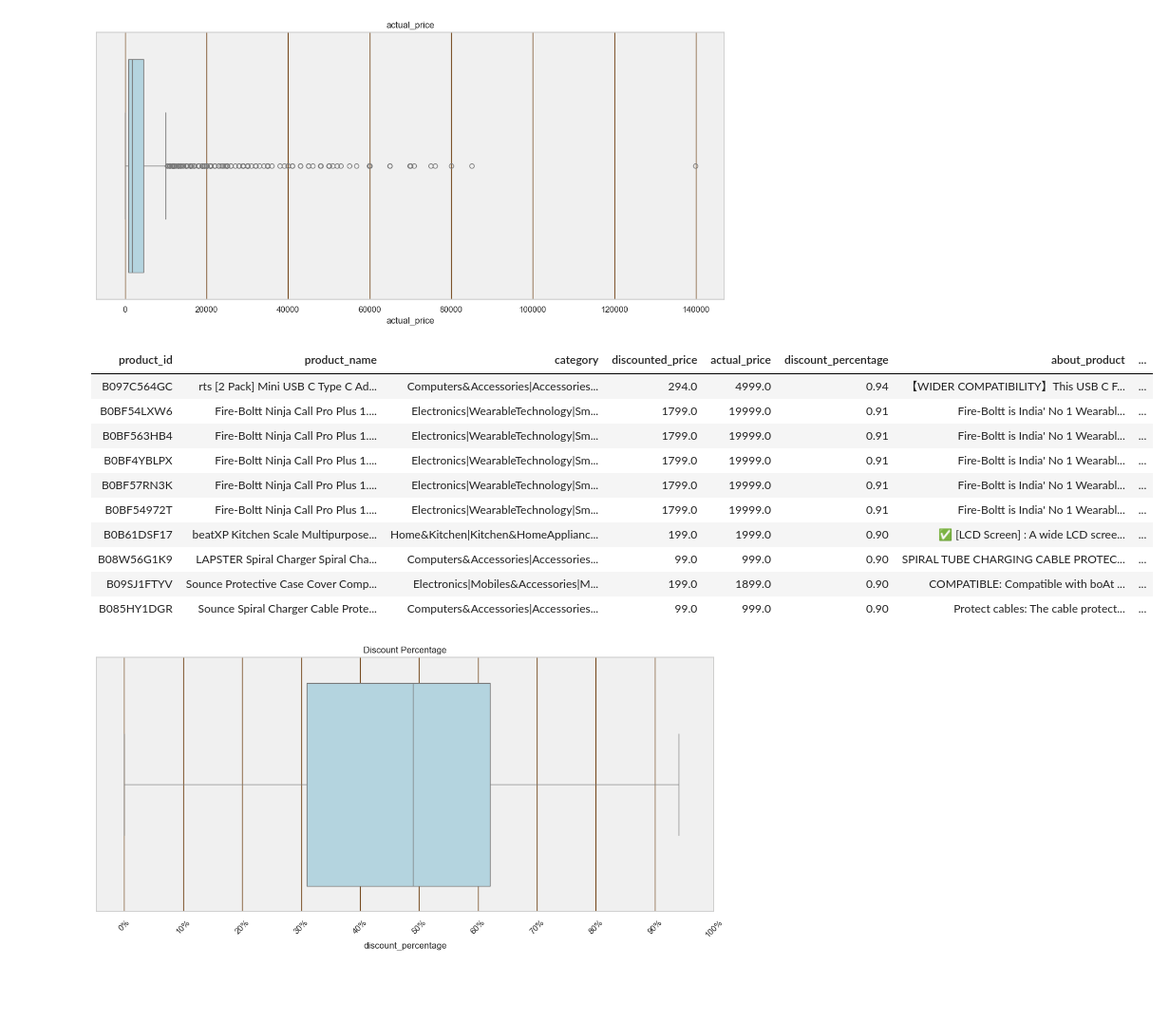
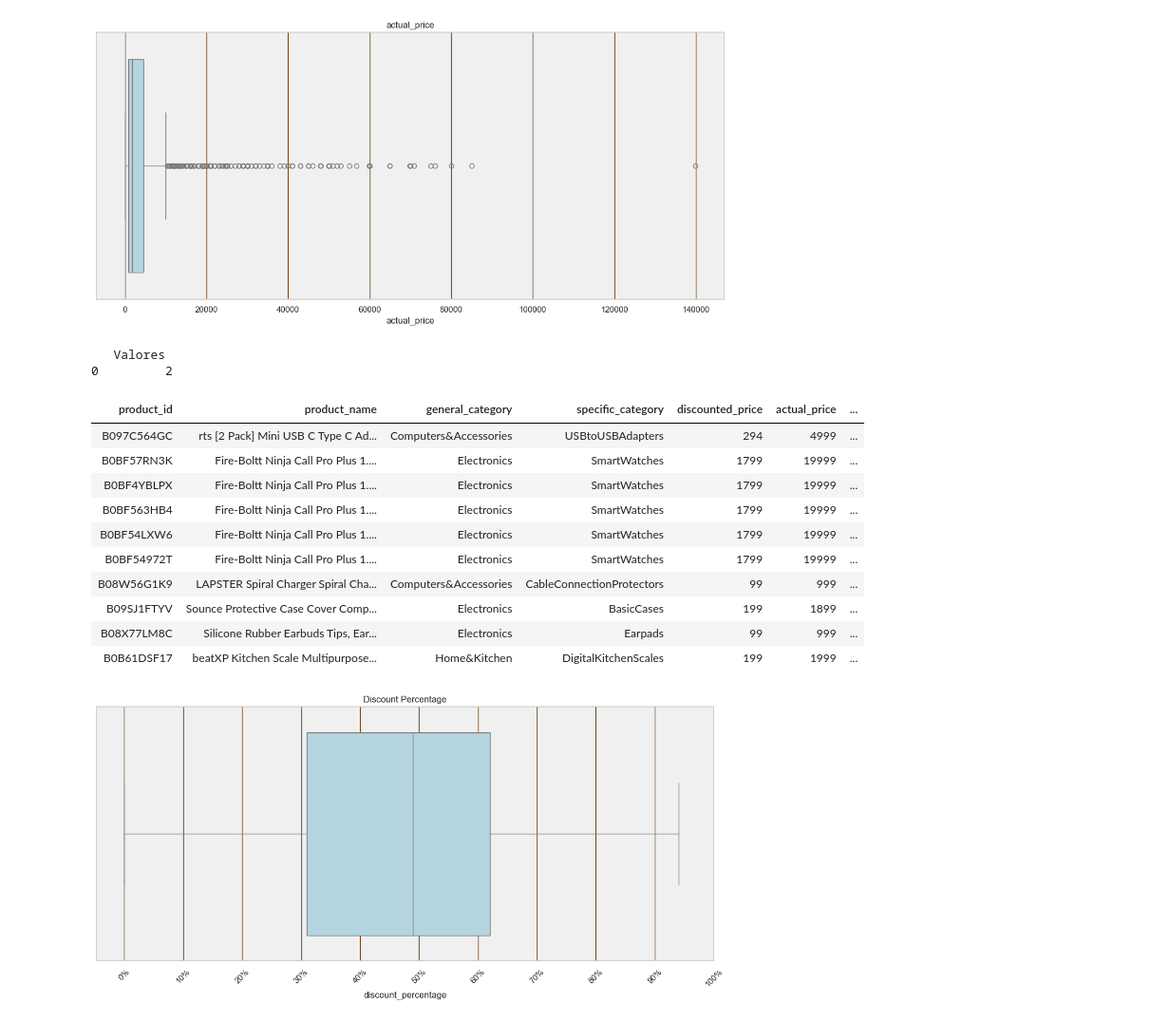
Before and after one commit to osirisberbesia/4DataLab, a Jupyter notebook: exploratorio_datalab.ipynb, the cells around one changed output. Shown: that part at 95% size. Saved outputs shown, nothing was run; the diff lists cells and outputs as text; code cells hidden in the pictures; blank space fills up the shorter version.

```diff
--- a/exploratorio_datalab.ipynb
+++ b/exploratorio_datalab.ipynb
@@ -210,11 +301,4 @@ plt.show()
 # %%
-import pandas as pd
-import matplotlib.pyplot as plt
-import seaborn as sns
-import numpy as np
-
-df_product = pd.read_csv('CSV/amazon_product_clean.csv')
-
 # Eliminar el símbolo ₹ y convertir a número
 df_product['discounted_price'] = df_product['discounted_price'].replace({'₹': ''}, regex=True)
 df_product['discounted_price'] = pd.to_numeric(df_product['discounted_price'], errors='coerce')
@@ -235,16 +330,9 @@ plt.show()
 # %%
-import pandas as pd
-import matplotlib.pyplot as plt
-import seaborn as sns
-import numpy as np
-
-df_product = pd.read_csv('CSV/amazon_product_clean.csv')
-
 # Eliminar el símbolo ₹ y convertir a número
 df_product['actual_price'] = df_product['actual_price'].replace({'₹': ''}, regex=True)
 df_product['actual_price'] = pd.to_numeric(df_product['actual_price'], errors='coerce')
 
-# Convertir a entero, manejando NaNs
+
 df_product['actual_price'] = df_product['actual_price'].fillna(0).astype(int)
 
 sns.set(style="whitegrid", rc={"axes.facecolor": "#f0f0f0", "grid.color": "#704214"})  # Fondo gris claro y grid sepia
@@ -257,35 +345,39 @@ plt.tight_layout()
 plt.show()
 # %% [output]
 [figure]
+# %%
+count_values = df_product[df_product['actual_price'] > 80000].shape[0]
+
+result_df = pd.DataFrame({
+    'Valores ': [count_values]
+})
+
+print(result_df)
+# %% [output]
+   Valores
+0         2
 # %%
-import pandas as pd
-from IPython.display import HTML
-
-# Leer el archivo CSV en un DataFrame
-df_product = pd.read_csv('CSV/amazon_product_clean.csv')
-
-# Ordenar el DataFrame por 'discount_percentage' de mayor a menor
 df_product_sorted = df_product.sort_values(by='discount_percentage', ascending=False)
 
 # Función para ajustar el formato de las celdas en HTML
 def render_dataframe(df, max_rows=10):
     html = df.head(max_rows).to_html(index=False, escape=False)
     # Ajustar el estilo de las celdas para truncar texto y limitar el ancho
     html = html.replace('<td>', '<td style="max-width: 200px; overflow: hidden; text-overflow: ellipsis; white-space: nowrap;">')
     return html
 
 # Mostrar los primeros 10 registros con el ajuste de truncamiento
 display(HTML(render_dataframe(df_product_sorted)))
 # %% [output]
-| product_id | product_name | category | discounted_price | actual_price | discount_percentage | about_product | ... |
-| B097C564GC | rts [2 Pack] Mini USB C Type C Ad... | Computers&Accessories|Accessories... | 294.0 | 4999.0 | 0.94 | 【WIDER COMPATIBILITY】This USB C F... | ... |
-| B0BF54LXW6 | Fire-Boltt Ninja Call Pro Plus 1.... | Electronics|WearableTechnology|Sm... | 1799.0 | 19999.0 | 0.91 | Fire-Boltt is India' No 1 Wearabl... | ... |
-| B0BF563HB4 | Fire-Boltt Ninja Call Pro Plus 1.... | Electronics|WearableTechnology|Sm... | 1799.0 | 19999.0 | 0.91 | Fire-Boltt is India' No 1 Wearabl... | ... |
-| B0BF4YBLPX | Fire-Boltt Ninja Call Pro Plus 1.... | Electronics|WearableTechnology|Sm... | 1799.0 | 19999.0 | 0.91 | Fire-Boltt is India' No 1 Wearabl... | ... |
-| B0BF57RN3K | Fire-Boltt Ninja Call Pro Plus 1.... | Electronics|WearableTechnology|Sm... | 1799.0 | 19999.0 | 0.91 | Fire-Boltt is India' No 1 Wearabl... | ... |
-| B0BF54972T | Fire-Boltt Ninja Call Pro Plus 1.... | Electronics|WearableTechnology|Sm... | 1799.0 | 19999.0 | 0.91 | Fire-Boltt is India' No 1 Wearabl... | ... |
-| B0B61DSF17 | beatXP Kitchen Scale Multipurpose... | Home&Kitchen|Kitchen&HomeApplianc... | 199.0 | 1999.0 | 0.90 | ✅ [LCD Screen] : A wide LCD scree... | ... |
-| B08W56G1K9 | LAPSTER Spiral Charger Spiral Cha... | Computers&Accessories|Accessories... | 99.0 | 999.0 | 0.90 | SPIRAL TUBE CHARGING CABLE PROTEC... | ... |
-| B09SJ1FTYV | Sounce Protective Case Cover Comp... | Electronics|Mobiles&Accessories|M... | 199.0 | 1899.0 | 0.90 | COMPATIBLE: Compatible with boAt ... | ... |
-| B085HY1DGR | Sounce Spiral Charger Cable Prote... | Computers&Accessories|Accessories... | 99.0 | 999.0 | 0.90 | Protect cables: The cable protect... | ... |
+| product_id | product_name | general_category | specific_category | discounted_price | actual_price | ... |
+| B097C564GC | rts [2 Pack] Mini USB C Type C Ad... | Computers&Accessories | USBtoUSBAdapters | 294 | 4999 | ... |
+| B0BF57RN3K | Fire-Boltt Ninja Call Pro Plus 1.... | Electronics | SmartWatches | 1799 | 19999 | ... |
+| B0BF4YBLPX | Fire-Boltt Ninja Call Pro Plus 1.... | Electronics | SmartWatches | 1799 | 19999 | ... |
+| B0BF563HB4 | Fire-Boltt Ninja Call Pro Plus 1.... | Electronics | SmartWatches | 1799 | 19999 | ... |
+| B0BF54LXW6 | Fire-Boltt Ninja Call Pro Plus 1.... | Electronics | SmartWatches | 1799 | 19999 | ... |
+| B0BF54972T | Fire-Boltt Ninja Call Pro Plus 1.... | Electronics | SmartWatches | 1799 | 19999 | ... |
+| B08W56G1K9 | LAPSTER Spiral Charger Spiral Cha... | Computers&Accessories | CableConnectionProtectors | 99 | 999 | ... |
+| B09SJ1FTYV | Sounce Protective Case Cover Comp... | Electronics | BasicCases | 199 | 1899 | ... |
+| B08X77LM8C | Silicone Rubber Earbuds Tips, Ear... | Electronics | Earpads | 99 | 999 | ... |
+| B0B61DSF17 | beatXP Kitchen Scale Multipurpose... | Home&Kitchen | DigitalKitchenScales | 199 | 1999 | ... |
 # %%
```
Also changed, not shown: parts of 28 cells of this notebook, 5 other files.
